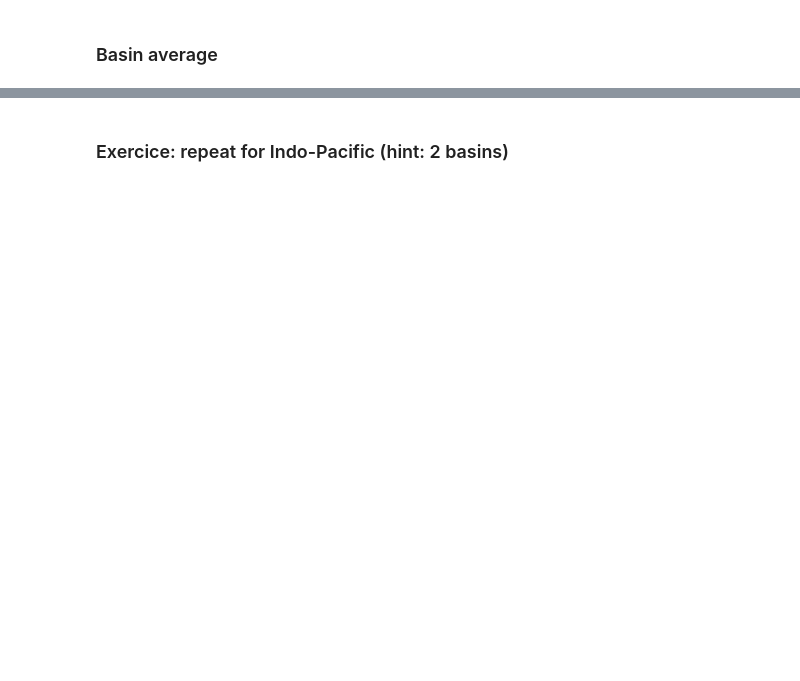
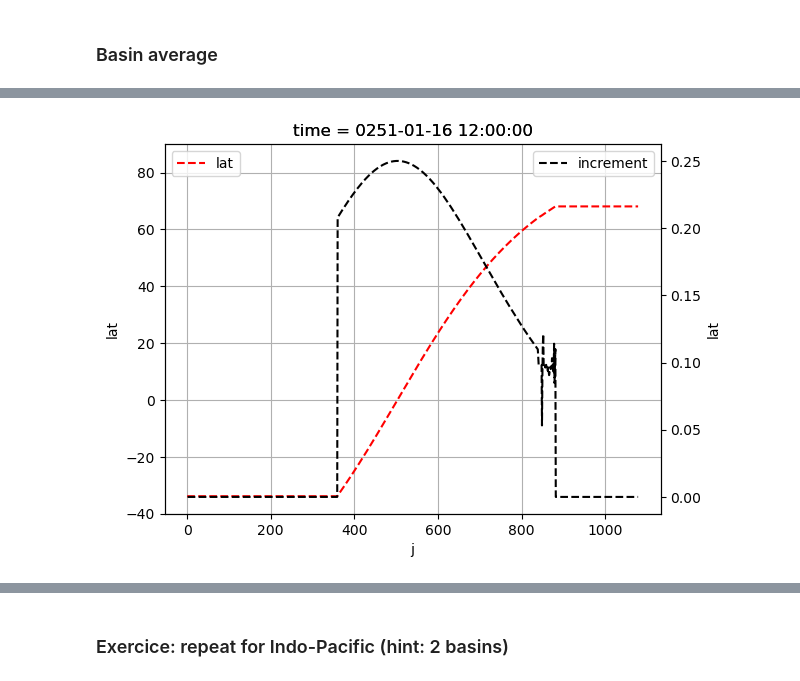
Before and after one commit to raphaeldussin/MOM6_tutorial_analysis, a Jupyter notebook: solutions/CM4_example.ipynb, the cells around one changed output, grey strips where cells are left out. Cells and saved outputs as stored; diff of their text form; code cells hidden in the pictures; blank space fills up the shorter version.

```diff
--- a/solutions/CM4_example.ipynb
+++ b/solutions/CM4_example.ipynb
@@ -166,19 +182,15 @@ lat_Atl = ds["lat"].where(codes == 2).mean(dim="x").bfill(dim="y").ffill(dim="y"
 # copy back in dataset
 section_Atl = section_Atl.assign_coords(lat=lat_Atl)
 # %%
-ax1 = plt.axes()
-ax2 = ax1.twinx()
+ax1 = plt.axes() ; ax2 = ax1.twinx()
 lat_Atl["j"] = xr.DataArray(np.arange(len(lat_Atl)), dims=("y"))
-
 lat_Atl.plot(ax=ax1, x="j", label="lat", ylim=[-40, 90],
              color="r", linestyle="--")
-
 lat_Atl.diff(dim="y").plot(ax=ax2, x="j", label="increment",
                            color="k", linestyle="--")
-ax1.grid()
-ax1.legend(loc=2)
-ax2.legend(loc=1)
-plt.show()
+ax1.grid() ; ax1.legend(loc=2) ; ax2.legend(loc=1) ; plt.show()
+# %% [output]
+[figure, added]
 # %%
 section_Atl["thetao"].plot(x="lat", y="lev", yincrease=False,
                            cmap="gist_ncar", vmin=0, vmax=28)
```
Also changed, not shown: parts of 33 cells of this notebook, 1 other file.
